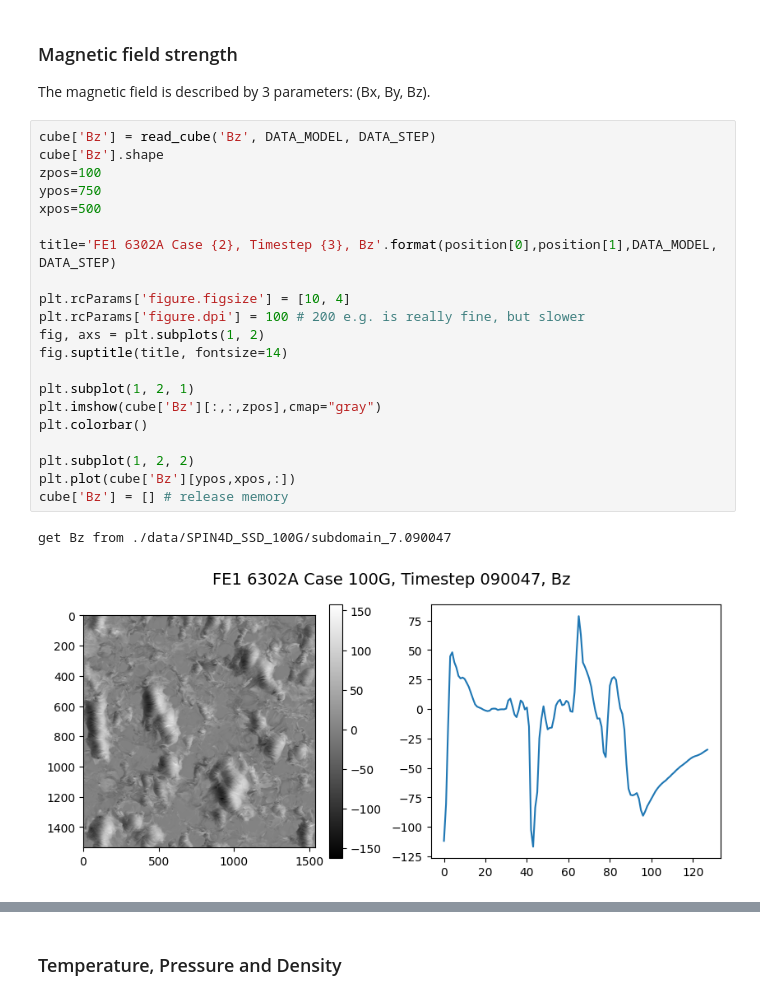
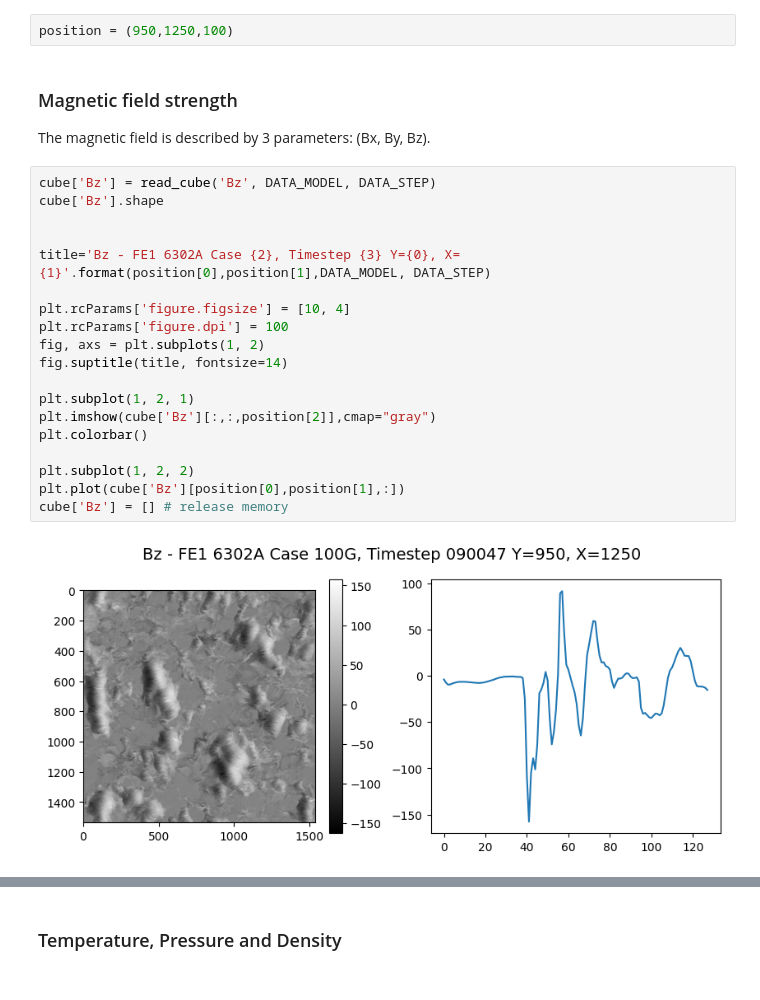
Before and after one commit to ifauh/spin4d-data, a Jupyter notebook: spin4d-data-exploration.ipynb, the cells around one changed output, grey strips where cells are left out. Cells and saved outputs as stored; diff of their text form.

```diff
--- a/spin4d-data-exploration.ipynb
+++ b/spin4d-data-exploration.ipynb
@@ -604,6 +625,8 @@ def read_cube(param_key, model, sequence):
 
 We can visualize a cross sectional slice at half the depth of the cube grid (z = 64)
 and plot a single line of sight looking from the center of the Sun to Earth (the surface of the Sun is at the right)
+# %%
+position = (950,1250,100)
 # %% [markdown]
 ### Magnetic field strength
 
@@ -611,27 +634,24 @@ The magnetic field is described by 3 parameters: (Bx, By, Bz).
 # %%
 cube['Bz'] = read_cube('Bz', DATA_MODEL, DATA_STEP)
 cube['Bz'].shape
-zpos=100
-ypos=750
-xpos=500
 
-title='FE1 6302A Case {2}, Timestep {3}, Bz'.format(position[0],position[1],DATA_MODEL, DATA_STEP)
+
+title='Bz - FE1 6302A Case {2}, Timestep {3} Y={0}, X={1}'.format(position[0],position[1],DATA_MODEL, DATA_STEP)
 
 plt.rcParams['figure.figsize'] = [10, 4]
-plt.rcParams['figure.dpi'] = 100 # 200 e.g. is really fine, but slower
+plt.rcParams['figure.dpi'] = 100
 fig, axs = plt.subplots(1, 2)
 fig.suptitle(title, fontsize=14)
 
 plt.subplot(1, 2, 1)
-plt.imshow(cube['Bz'][:,:,zpos],cmap="gray")
+plt.imshow(cube['Bz'][:,:,position[2]],cmap="gray")
 plt.colorbar()
 
 plt.subplot(1, 2, 2)
-plt.plot(cube['Bz'][ypos,xpos,:])
+plt.plot(cube['Bz'][position[0],position[1],:])
 cube['Bz'] = [] # release memory
 # %% [output]
-get Bz from ./data/SPIN4D_SSD_100G/subdomain_7.090047
-[figure, old version]
+[figure, new version]
 # %%
 cube['Bx'] = read_cube('Bx', DATA_MODEL, DATA_STEP)
 cube['Bx'].shape
```
Also changed, not shown: parts of 70 cells of this notebook.
